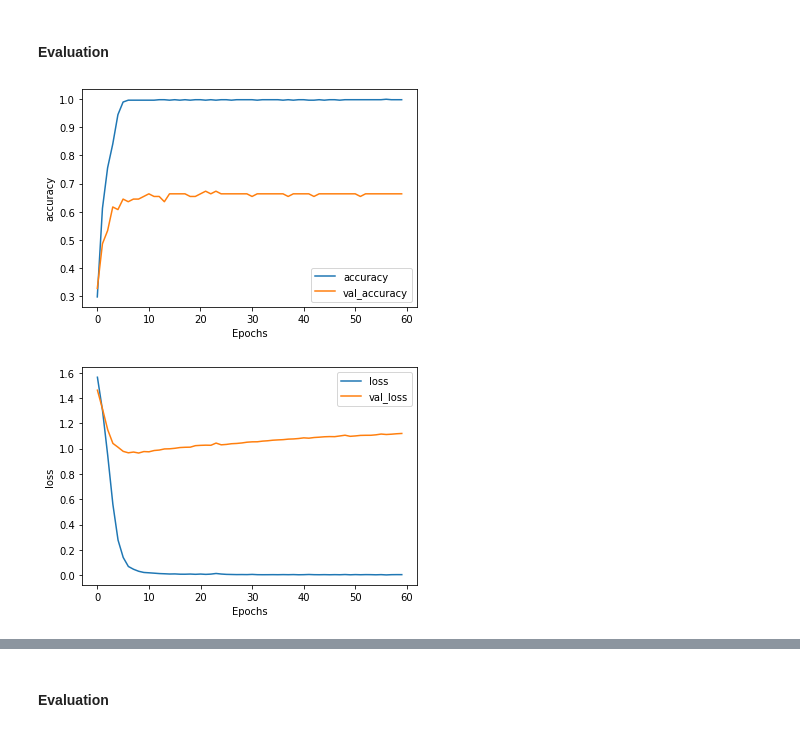
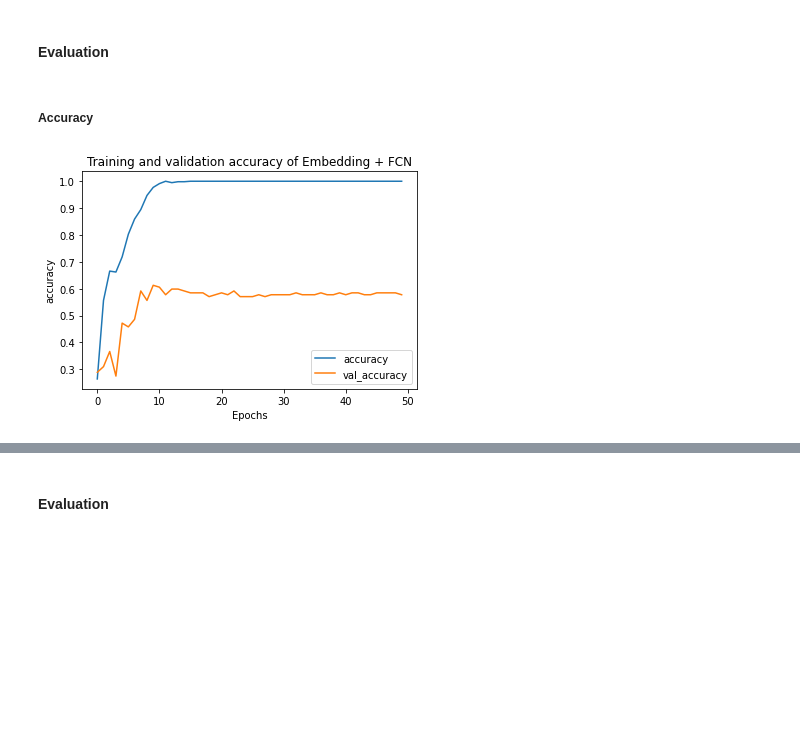
Before and after one commit to riyansn/Text-Multiclass-Classification, a Jupyter notebook: LSTMTemp.ipynb, the cells around one changed output, grey strips where cells are left out. Cells and saved outputs as stored; diff of their text form; code cells hidden in the pictures; blank space fills up the shorter version.

```diff
--- a/LSTMTemp.ipynb
+++ b/LSTMTemp.ipynb
@@ -223,0 +257,8 @@ y_test = np.array(y_test)
+# %%
+# Generate and pad the training sequences
+maxlen = 150
+padding = "post"
+truncating = "post"
+
+X_train_padded = pad_sequences(X_train_sequences, maxlen=maxlen, padding=padding, truncating=truncating)
+X_test_padded = pad_sequences(X_test_sequences, maxlen=maxlen, padding=padding, truncating = truncating)
@@ -228,10 +279,11 @@ y_test = np.array(y_test)
 # %%
-embedding_dim = 32
+embedding_dim = 16
+
 # Build the model
 model = tf.keras.Sequential([
-    tf.keras.layers.Embedding(num_words, embedding_dim, input_length = max_length),
+    tf.keras.layers.Embedding(num_words , embedding_dim, input_length = maxlen),
     tf.keras.layers.Flatten(),
-    tf.keras.layers.Dense(64, activation='relu'),
+    tf.keras.layers.Dense(16, activation='relu'),
     tf.keras.layers.Dense(5, activation='softmax')
 ])
 
@@ -261,7 +348,6 @@ model.compile(loss='sparse_categorical_crossentropy',optimizer='adam',metrics=['
 # %%
-num_epochs = 60
-
+num_epochs = 50
 # Train the model
-history = model.fit(X_train_padded, y_train, epochs=num_epochs, validation_data=(X_test_padded, y_test))
+history_embedding = model.fit(X_train_padded, y_train, epochs=num_epochs, validation_data=(X_test_padded, y_test))
 %time
 # %% [output]
@@ -288,17 +374,17 @@ Wall time: 11.9 µs
 import matplotlib.pyplot as plt
 
 # Plot utility
-def plot_graphs(history, string):
+def plot_graphs(history, string, model_name):
+  plt.title('Training and validation {} of {}'.format(string,model_name))
   plt.plot(history.history[string])
   plt.plot(history.history['val_'+string])
   plt.xlabel("Epochs")
   plt.ylabel(string)
   plt.legend([string, 'val_'+string])
   plt.show()
-
-# Plot the accuracy and loss
-plot_graphs(history, "accuracy")
-plot_graphs(history, "loss")
-# %% [output]
-[figure, removed]
-[figure, removed]
+# %% [markdown]
+##### Accuracy
+# %%
+plot_graphs(history_embedding, "accuracy", "Embedding + FCN")
+# %% [output]
+[figure, added]
```
Also changed, not shown: parts of 114 cells of this notebook.
